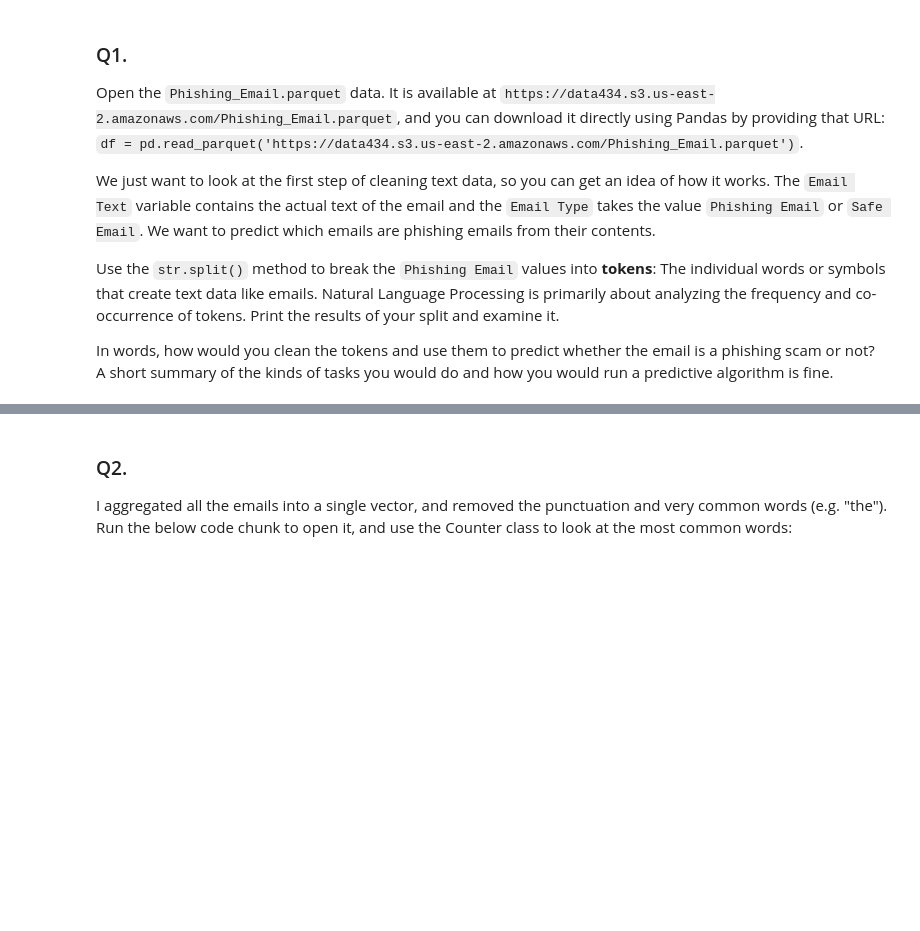
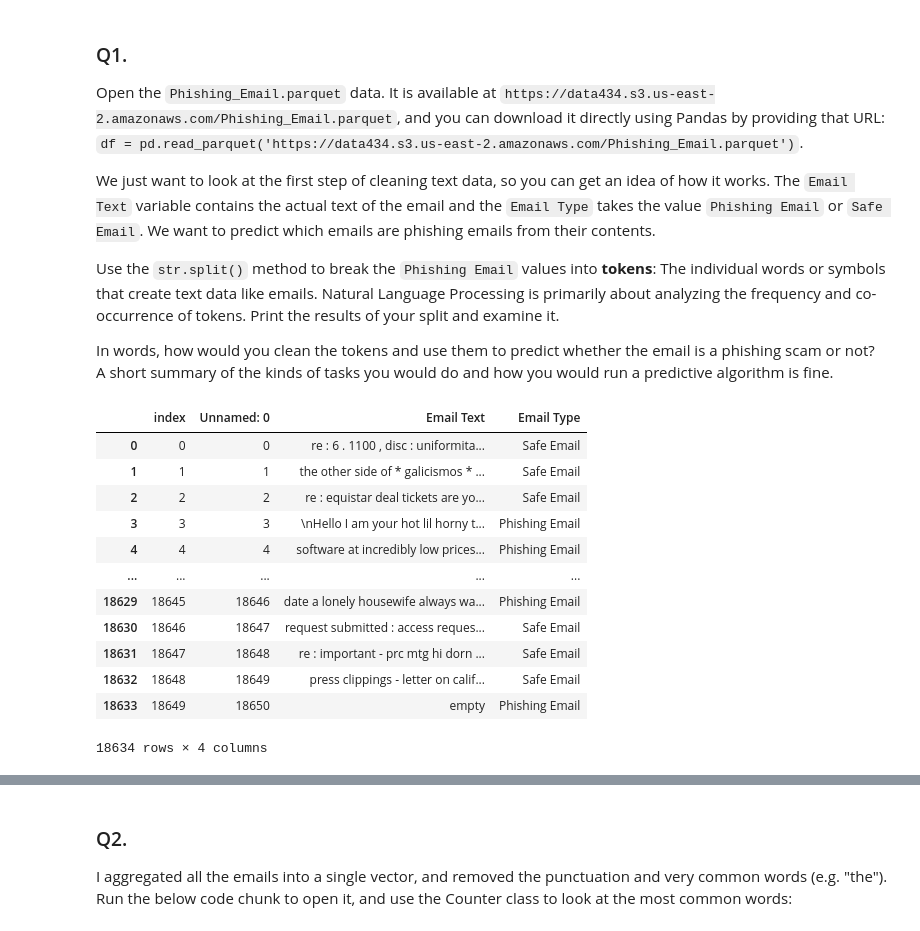
Before and after one commit to eyv7jz/PCA, a Jupyter notebook: 05_PCA/assignment.ipynb, the cells around one changed output, grey strips where cells are left out. Drawn from its saved outputs; the diff is of its cells as text; code cells hidden in the pictures; blank space fills up the shorter version.

```diff
--- a/05_PCA/assignment.ipynb
+++ b/05_PCA/assignment.ipynb
@@ -29,3 +35,20 @@ We just want to look at the first step of cleaning text data, so you can get an
 Use the `str.split()` method to break the `Phishing Email` values into **tokens**: The individual words or symbols that create text data like emails. Natural Language Processing is primarily about analyzing the frequency and co-occurrence of tokens. Print the results of your split and examine it.
 
 In words, how would you clean the tokens and use them to predict whether the email is a phishing scam or not? A short summary of the kinds of tasks you would do and how you would run a predictive algorithm is fine.
+# %%
+df = pd.read_parquet('https://data434.s3.us-east-2.amazonaws.com/Phishing_Email.parquet')
+df
+# %% [output]
+|  | index | Unnamed: 0 | Email Text | Email Type |
+| 0 | 0 | 0 | re : 6 . 1100 , disc : uniformita... | Safe Email |
+| 1 | 1 | 1 | the other side of * galicismos * ... | Safe Email |
+| 2 | 2 | 2 | re : equistar deal tickets are yo... | Safe Email |
+| 3 | 3 | 3 | \nHello I am your hot lil horny t... | Phishing Email |
+| 4 | 4 | 4 | software at incredibly low prices... | Phishing Email |
+| ... | ... | ... | ... | ... |
+| 18629 | 18645 | 18646 | date a lonely housewife always wa... | Phishing Email |
+| 18630 | 18646 | 18647 | request submitted : access reques... | Safe Email |
+| 18631 | 18647 | 18648 | re : important - prc mtg hi dorn ... | Safe Email |
+| 18632 | 18648 | 18649 | press clippings - letter on calif... | Safe Email |
+| 18633 | 18649 | 18650 | empty | Phishing Email |
+18634 rows × 4 columns
```
Also changed, not shown: parts of 9 cells of this notebook.
